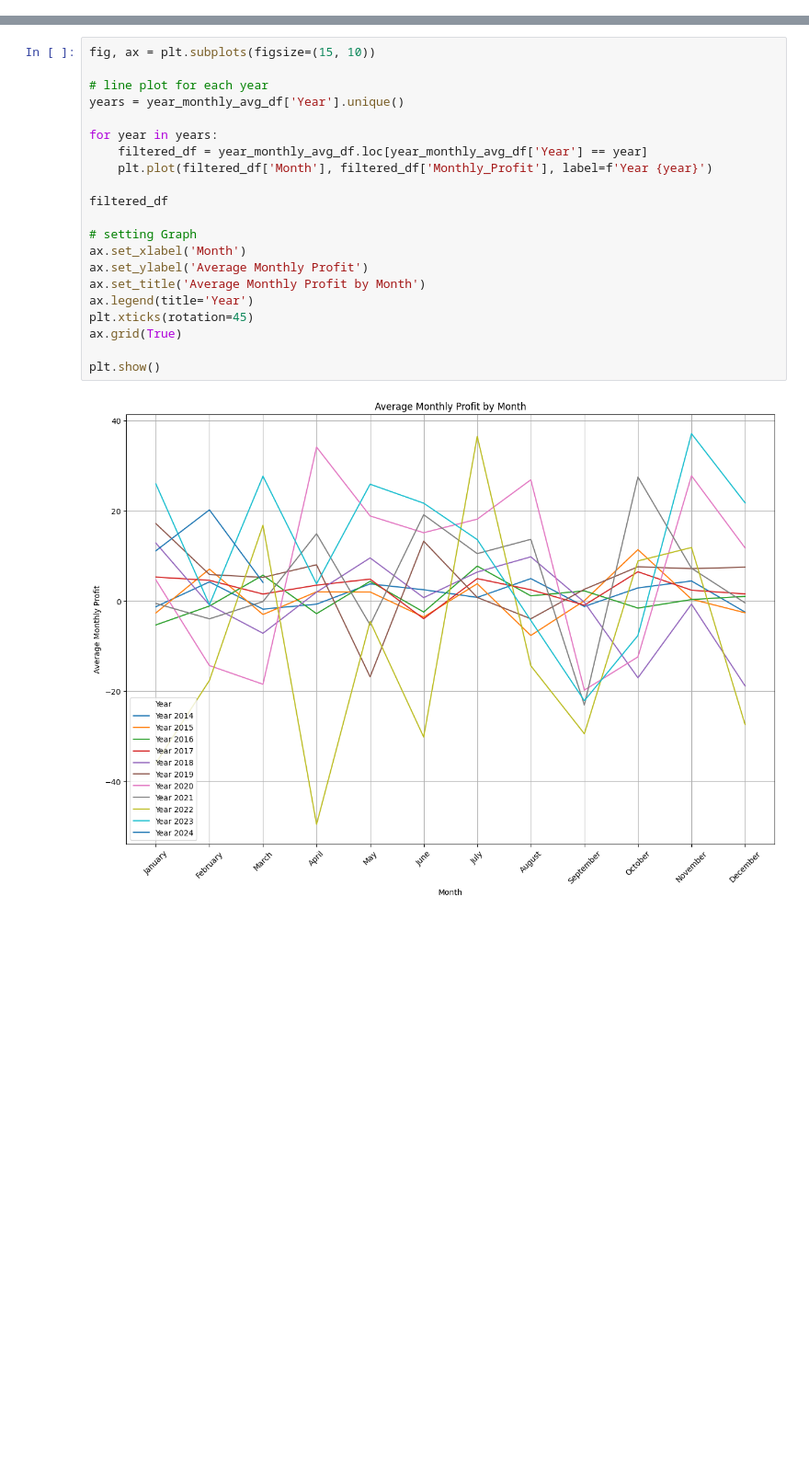
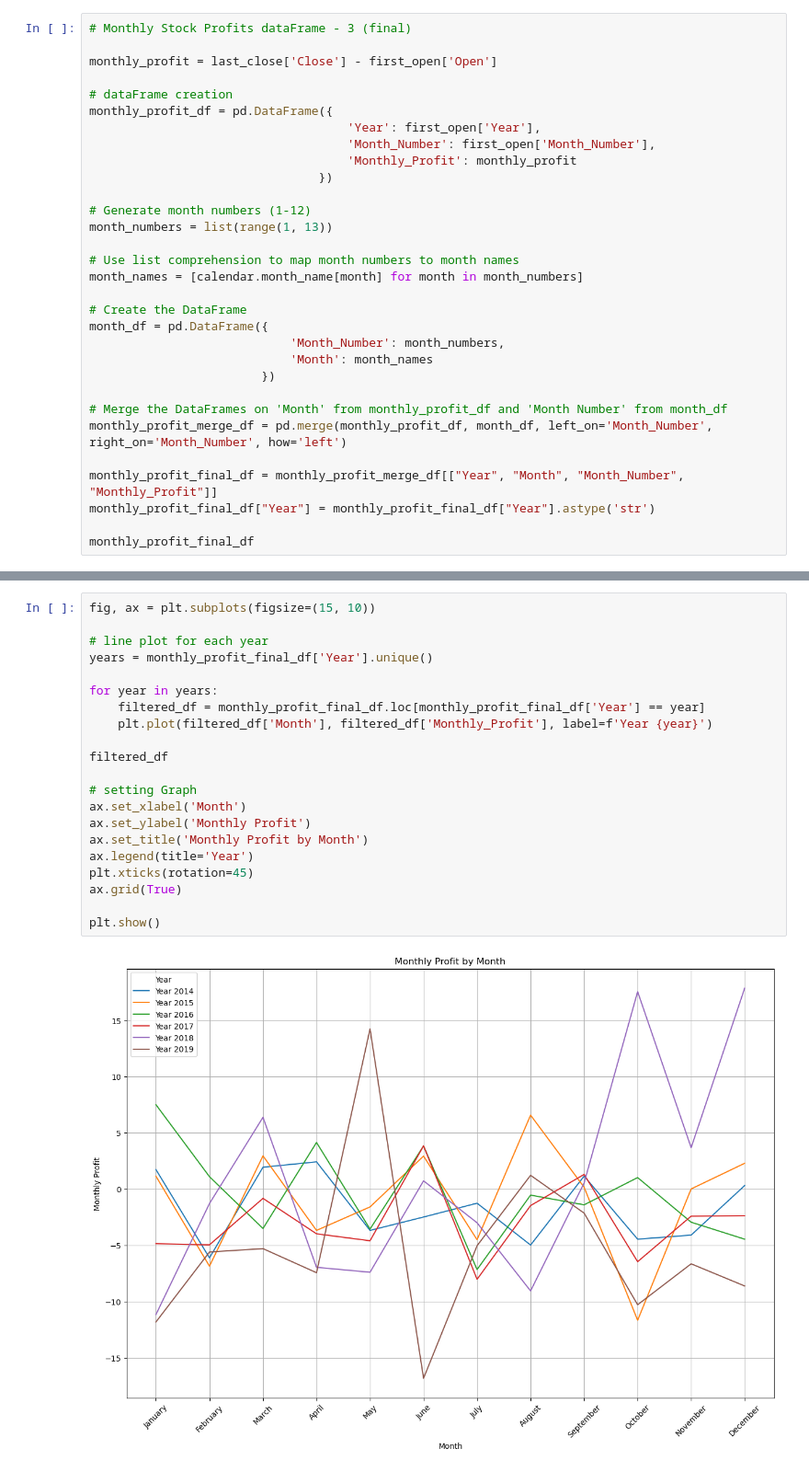
Before and after one commit to OwenNam001/project1_group1, a Jupyter notebook: StockAnalysis/Year_Monthly_Profits_Jun.ipynb, the cells around one changed output, grey strips where cells are left out. Shown at 92% size. Cells and saved outputs as stored; diff of their text form; blank space fills up the shorter version.

```diff
--- a/StockAnalysis/Year_Monthly_Profits_Jun.ipynb
+++ b/StockAnalysis/Year_Monthly_Profits_Jun.ipynb
@@ -65,0 +97,31 @@ year_monthly_avg_df
+# %%
+# Monthly Stock Profits dataFrame - 3 (final)
+
+monthly_profit = last_close['Close'] - first_open['Open']
+
+# dataFrame creation
+monthly_profit_df = pd.DataFrame({
+                                    'Year': first_open['Year'],
+                                    'Month_Number': first_open['Month_Number'],
+                                    'Monthly_Profit': monthly_profit
+                                })
+
+# Generate month numbers (1-12)
+month_numbers = list(range(1, 13))
+
+# Use list comprehension to map month numbers to month names
+month_names = [calendar.month_name[month] for month in month_numbers]
+
+# Create the DataFrame
+month_df = pd.DataFrame({
+                            'Month_Number': month_numbers,
+                            'Month': month_names
+                        })
+
+# Merge the DataFrames on 'Month' from monthly_profit_df and 'Month Number' from month_df
+monthly_profit_merge_df = pd.merge(monthly_profit_df, month_df, left_on='Month_Number', right_on='Month_Number', how='left')
+
+monthly_profit_final_df = monthly_profit_merge_df[["Year", "Month", "Month_Number", "Monthly_Profit"]]
+monthly_profit_final_df["Year"] = monthly_profit_final_df["Year"].astype('str')
+
+monthly_profit_final_df
@@ -66,26 +142,26 @@ year_monthly_avg_df
 # %%
 fig, ax = plt.subplots(figsize=(15, 10))
 
 # line plot for each year
-years = year_monthly_avg_df['Year'].unique()
+years = monthly_profit_final_df['Year'].unique()
 
 for year in years:
-    filtered_df = year_monthly_avg_df.loc[year_monthly_avg_df['Year'] == year]
+    filtered_df = monthly_profit_final_df.loc[monthly_profit_final_df['Year'] == year]
     plt.plot(filtered_df['Month'], filtered_df['Monthly_Profit'], label=f'Year {year}')
 
 filtered_df
 
 # setting Graph
 ax.set_xlabel('Month')
-ax.set_ylabel('Average Monthly Profit')
-ax.set_title('Average Monthly Profit by Month')
+ax.set_ylabel('Monthly Profit')
+ax.set_title('Monthly Profit by Month')
 ax.legend(title='Year')
 plt.xticks(rotation=45)
 ax.grid(True)
 
 plt.show()
 # %% [output]
-[figure, old version]
+[figure, new version]
 # %%
 # Increase Probability for each Month?
 
```
Also changed, not shown: parts of 9 cells of this notebook, 2 other files.
